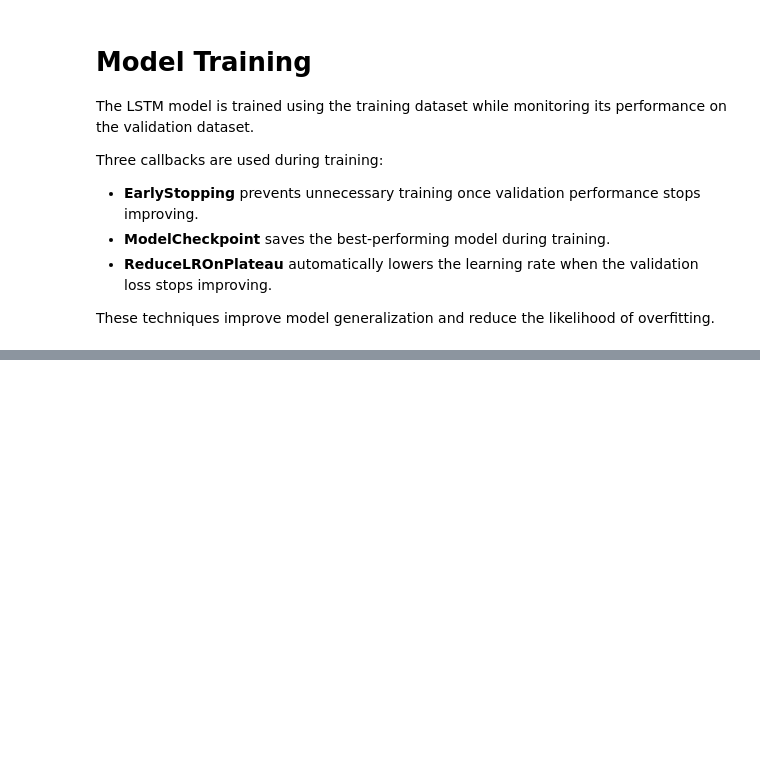
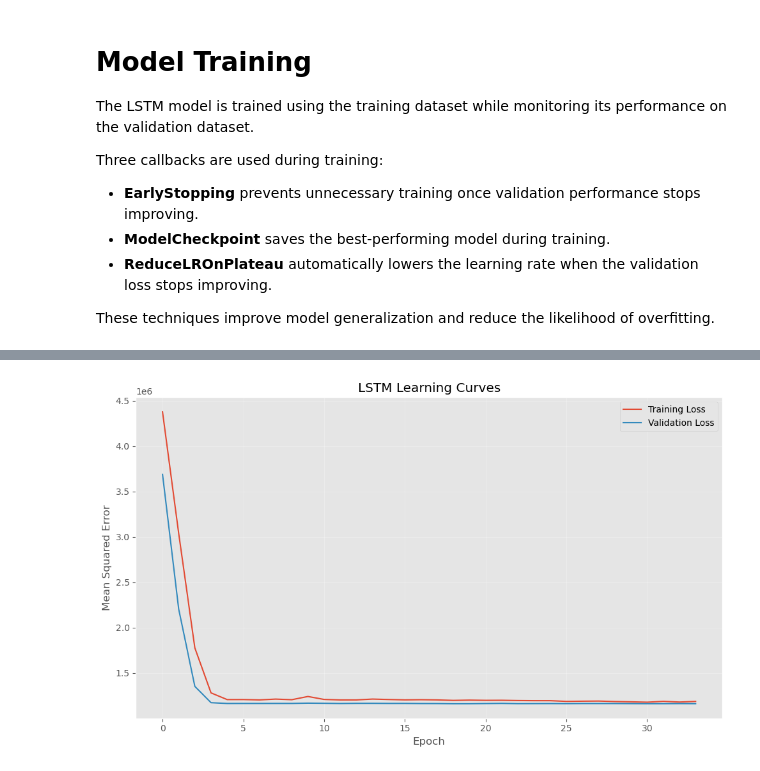
Before and after one commit to Bennyaks/Burger_Sales_Forecasting, a Jupyter notebook: notebooks/07_LSTM_Model.ipynb, the cells around one changed output, grey strips where cells are left out. Saved outputs shown, nothing was run; the diff lists cells and outputs as text; code cells hidden in the pictures; blank space fills up the shorter version.

```diff
--- a/notebooks/07_LSTM_Model.ipynb
+++ b/notebooks/07_LSTM_Model.ipynb
@@ -279,0 +321,37 @@ ValueError: You must call `compile()` before using the model.
+# %%
+# ==========================================================
+# Plot Learning Curves
+# ==========================================================
+
+plt.figure(figsize=(10,6))
+
+plt.plot(
+    history.history["loss"],
+    label="Training Loss"
+)
+
+plt.plot(
+    history.history["val_loss"],
+    label="Validation Loss"
+)
+
+plt.title("LSTM Learning Curves")
+
+plt.xlabel("Epoch")
+
+plt.ylabel("Mean Squared Error")
+
+plt.legend()
+
+plt.grid(alpha=0.3)
+
+plt.tight_layout()
+
+plt.savefig(
+    "../outputs/figures/lstm_learning_curves.png",
+    dpi=300
+)
+
+plt.show()
+# %% [output]
+[figure, added]
```
Also changed, not shown: parts of 20 cells of this notebook.
